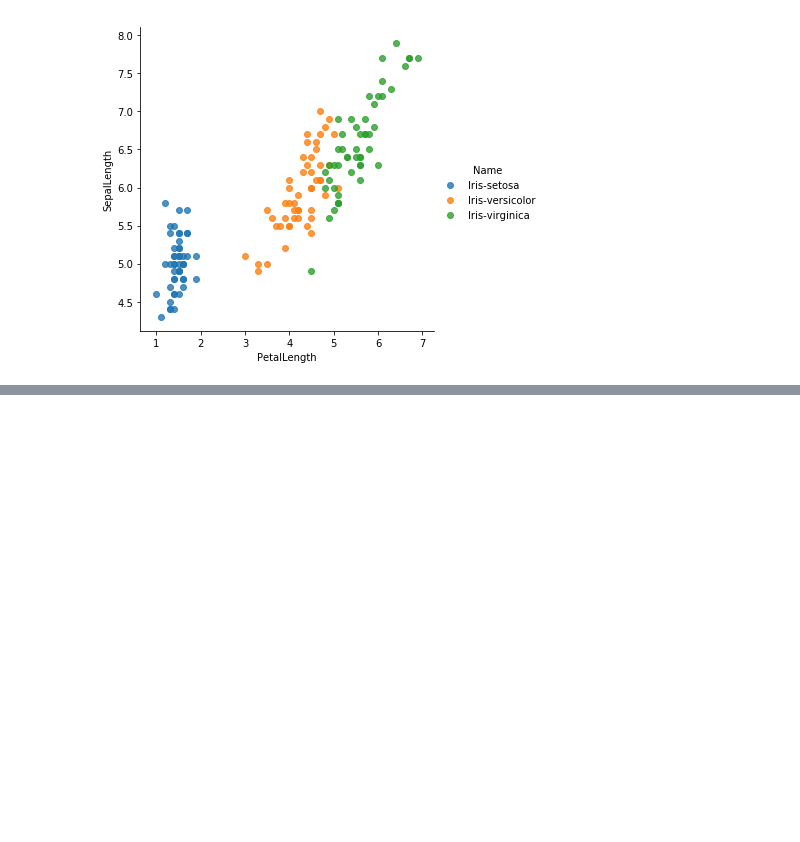
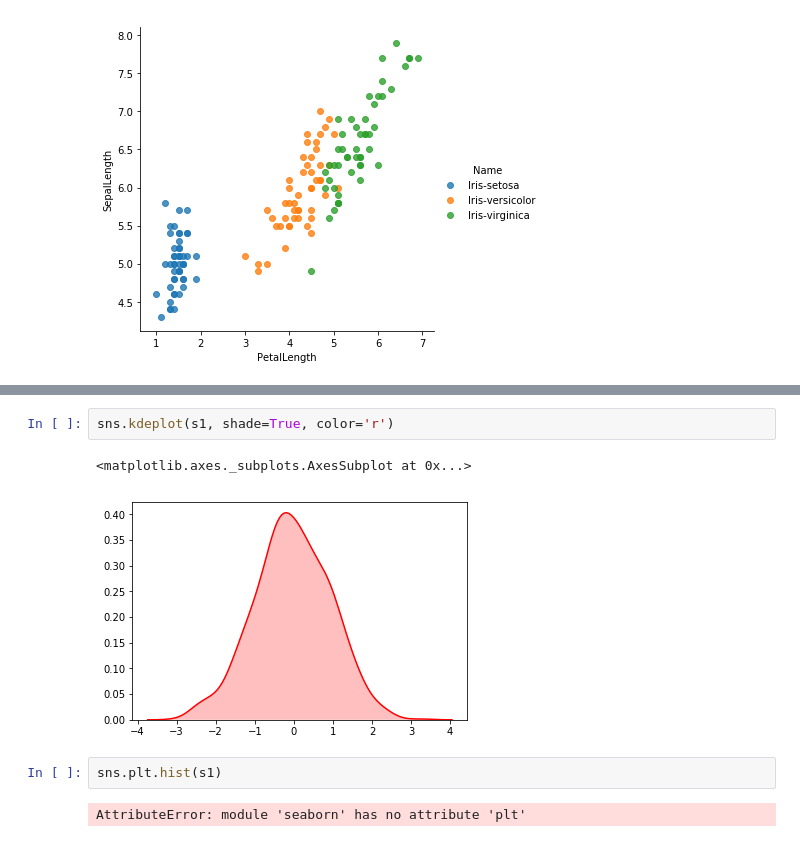
Before and after one commit to HuichuanLI/Data-Analyse, a Jupyter notebook: 基础数据库/Matplotlib/Seaborn.ipynb, the cells around one changed output, grey strips where cells are left out. Cells and saved outputs as stored; diff of their text form; blank space fills up the shorter version.

```diff
--- a/基础数据库/Matplotlib/Seaborn.ipynb
+++ b/基础数据库/Matplotlib/Seaborn.ipynb
@@ -42,0 +72,9 @@ sns.lmplot('PetalLength', 'SepalLength', iris, hue='Name', fit_reg=False)
+# %%
+sns.kdeplot(s1, shade=True, color='r')
+# %% [output]
+<matplotlib.axes._subplots.AxesSubplot at 0x...>
+[figure, added]
+# %%
+sns.plt.hist(s1)
+# %% [output]
+AttributeError: module 'seaborn' has no attribute 'plt'
```
Also changed, not shown: parts of 5 cells of this notebook.
